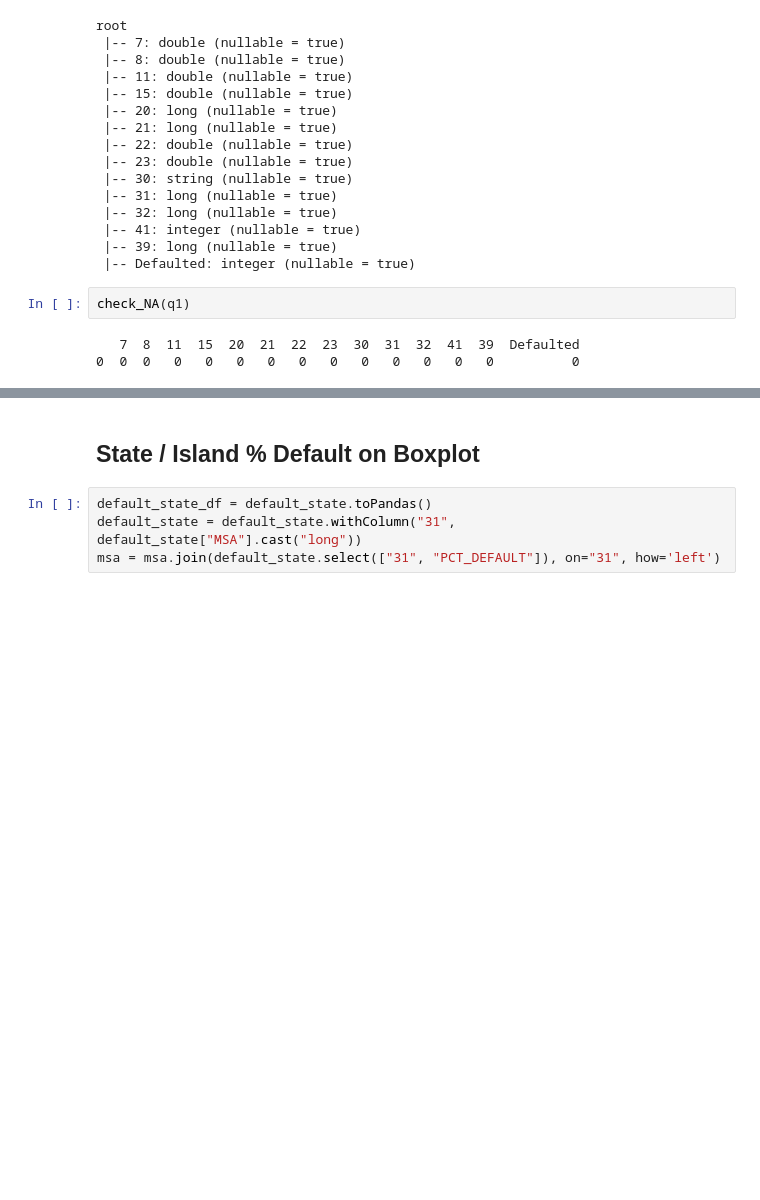
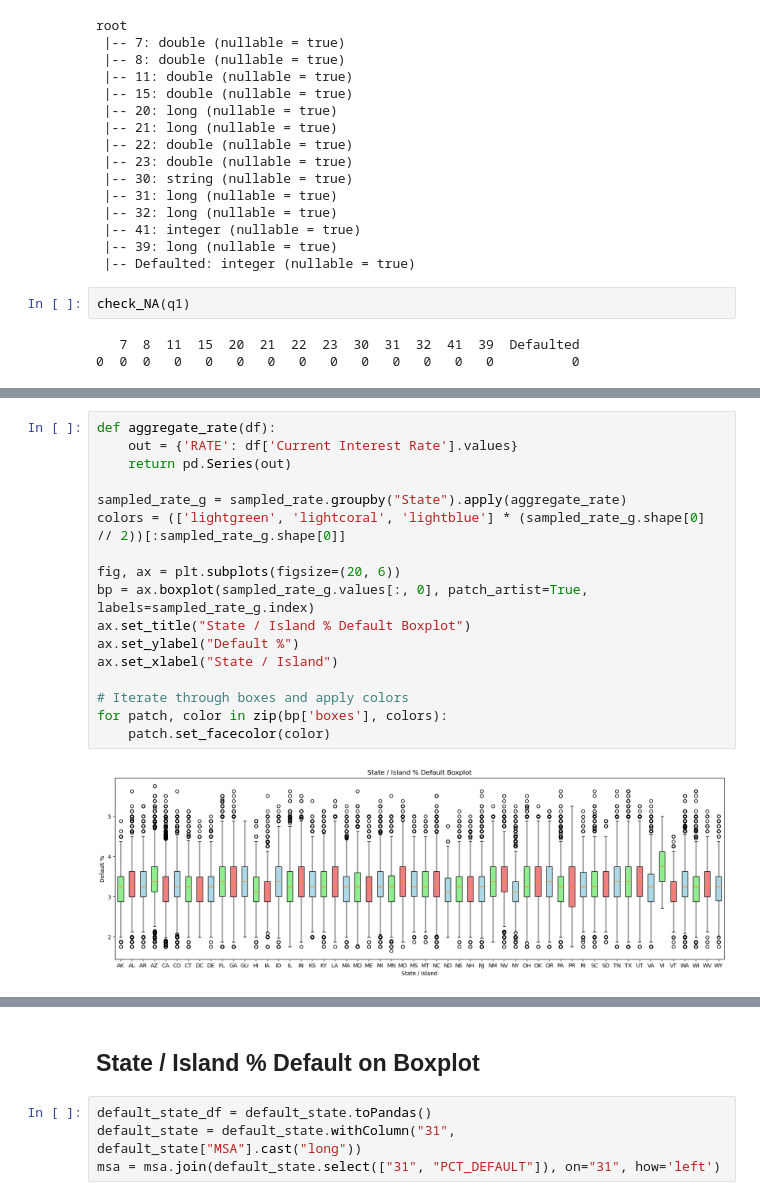
Before and after one commit to antoniopt0210/antoniopt0210.github.io, a Jupyter notebook: research.ipynb, the cells around one changed output, grey strips where cells are left out. Drawn from its saved outputs; the diff is of its cells as text; blank space fills up the shorter version.

```diff
--- a/research.ipynb
+++ b/research.ipynb
@@ -342,3 +464,22 @@ check_NA(q1)
+# %%
+def aggregate_rate(df):
+    out = {'RATE': df['Current Interest Rate'].values}
+    return pd.Series(out)
+
+sampled_rate_g = sampled_rate.groupby("State").apply(aggregate_rate)
+colors = (['lightgreen', 'lightcoral', 'lightblue'] * (sampled_rate_g.shape[0] // 2))[:sampled_rate_g.shape[0]]
+
+fig, ax = plt.subplots(figsize=(20, 6))
+bp = ax.boxplot(sampled_rate_g.values[:, 0], patch_artist=True, labels=sampled_rate_g.index)
+ax.set_title("State / Island % Default Boxplot")
+ax.set_ylabel("Default %")
+ax.set_xlabel("State / Island")
+
+# Iterate through boxes and apply colors
+for patch, color in zip(bp['boxes'], colors):
+    patch.set_facecolor(color)
+# %% [output]
+[figure, added]
 # %%
 ## Let's see the percentage of defaults per state and MSA codes
 
```
Also changed, not shown: parts of 12 cells of this notebook.
